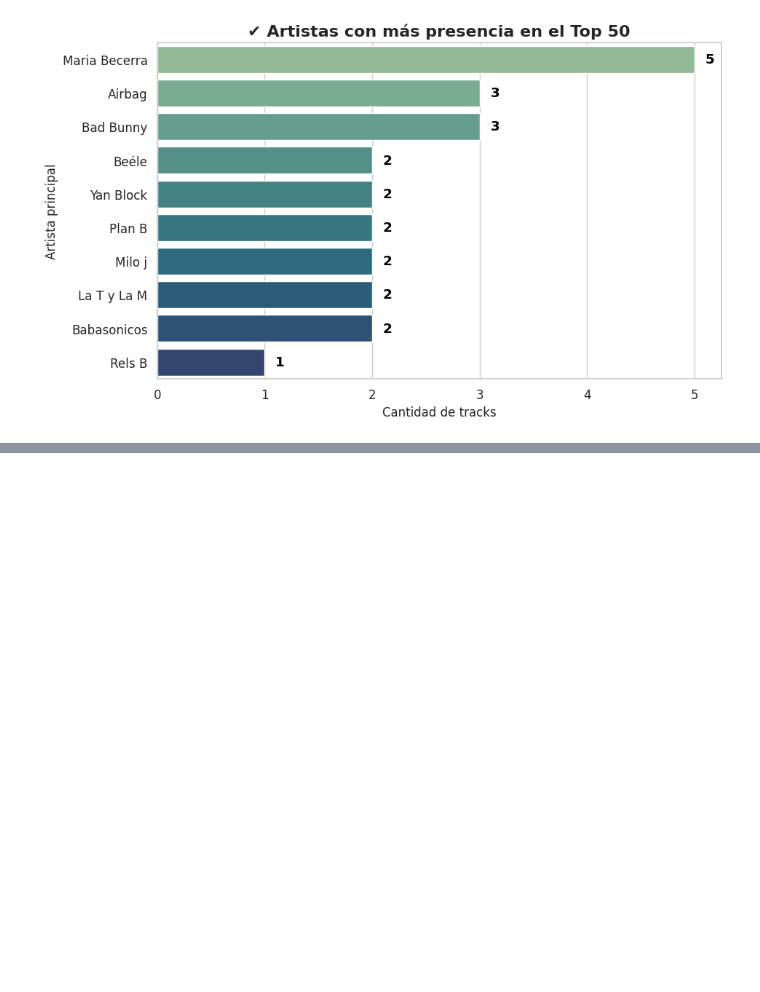
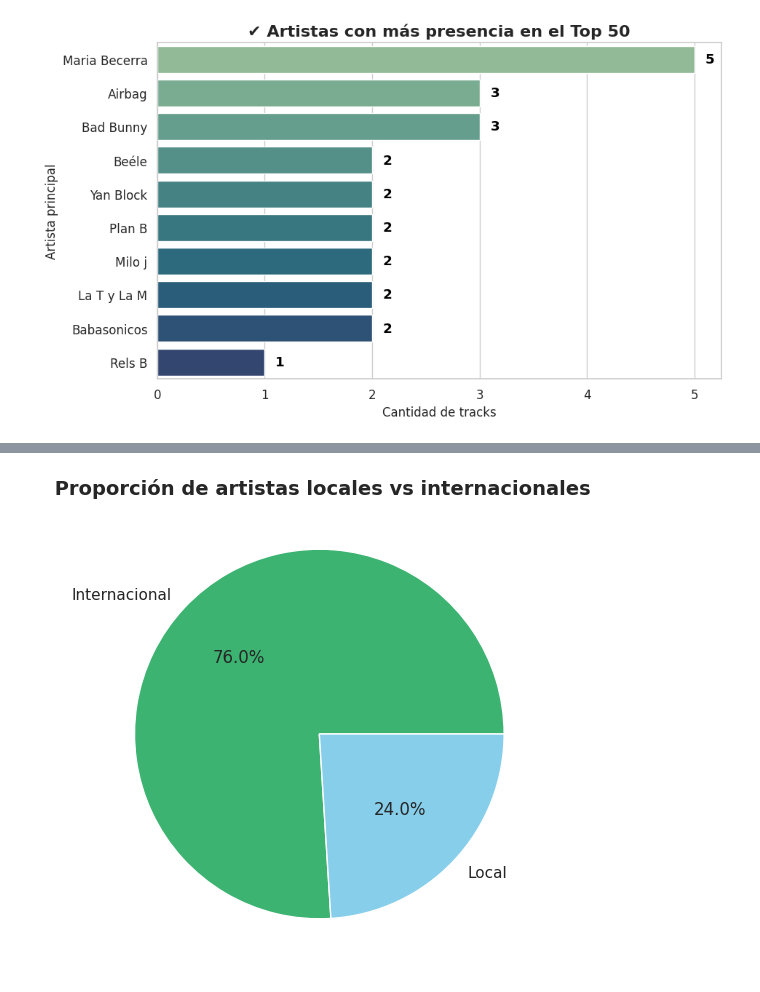
Before and after one commit to JorgeTabera/DataScienceII.CoderH, a Jupyter notebook: Proyecto_Spotify_DS_II.ipynb, the cells around one changed output, grey strips where cells are left out. Drawn from its saved outputs; the diff is of its cells as text; code cells hidden in the pictures; blank space fills up the shorter version.

```diff
--- a/Proyecto_Spotify_DS_II.ipynb
+++ b/Proyecto_Spotify_DS_II.ipynb
@@ -371,0 +427,15 @@ plt.show()
+# %%
+# Clasificación simple: locales vs internacionales
+df_final["origen"] = df_final["Artista_Princ"].apply(
+    lambda x: "Local" if x in ["Maria Becerra","Airbag","Babasonicos","La T y La M","Milo J","Yán Block"] else "Internacional"
+)
+
+conteo_origen = df_final["origen"].value_counts()
+
+# Gráfico circular
+plt.figure(figsize=(6,6))
+plt.pie(conteo_origen, labels=conteo_origen.index, autopct="%1.1f%%", colors=["mediumseagreen","skyblue"])
+plt.title(" Proporción de artistas locales vs internacionales", fontsize=14, weight="bold")
+plt.show()
+# %% [output]
+[figure, added]
```
Also changed, not shown: parts of 4 cells of this notebook.
